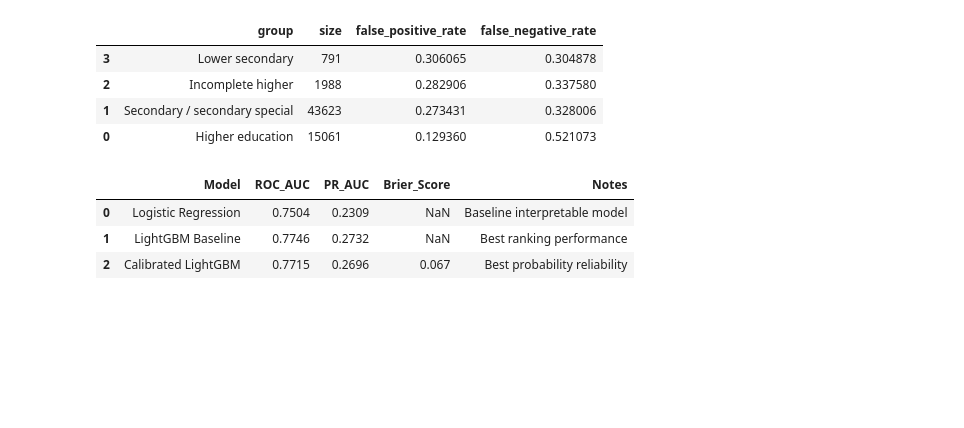
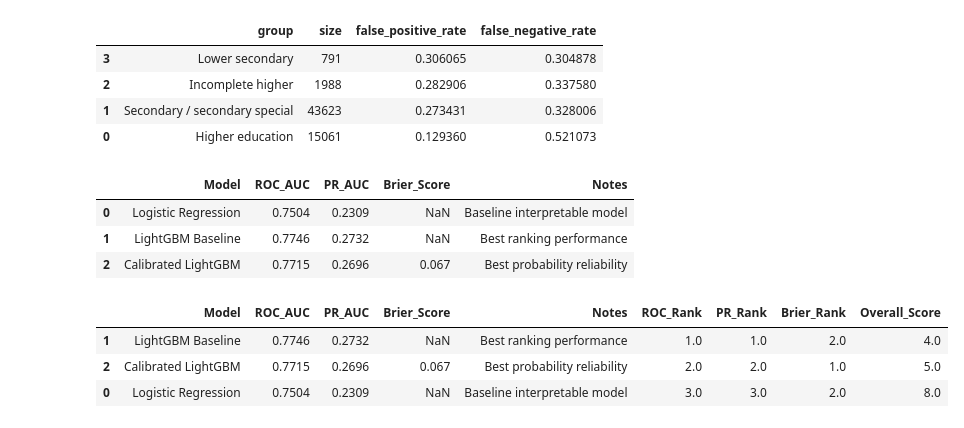
Before and after one commit to pegasus019/credit-risk-platform, a Jupyter notebook: 01_eda.ipynb, the cells around one changed output. Cells and saved outputs as stored; diff of their text form; code cells hidden in the pictures; blank space fills up the shorter version.

```diff
--- a/01_eda.ipynb
+++ b/01_eda.ipynb
@@ -1472,3 +1472,27 @@ champion_comparison
 | 0 | Logistic Regression | 0.7504 | 0.2309 | NaN | Baseline interpretable model |
 | 1 | LightGBM Baseline | 0.7746 | 0.2732 | NaN | Best ranking performance |
 | 2 | Calibrated LightGBM | 0.7715 | 0.2696 | 0.067 | Best probability reliability |
+# %%
+champion_comparison["ROC_Rank"] = champion_comparison["ROC_AUC"].rank(ascending=False)
+champion_comparison["PR_Rank"] = champion_comparison["PR_AUC"].rank(ascending=False)
+
+# Fill missing Brier scores with worst rank
+champion_comparison["Brier_Rank"] = champion_comparison["Brier_Score"].rank(ascending=True)
+champion_comparison["Brier_Rank"] = champion_comparison["Brier_Rank"].fillna(
+    champion_comparison["Brier_Rank"].max() + 1
+)
+
+champion_comparison["Overall_Score"] = (
+    champion_comparison["ROC_Rank"] +
+    champion_comparison["PR_Rank"] +
+    champion_comparison["Brier_Rank"]
+)
+
+champion_comparison = champion_comparison.sort_values("Overall_Score")
+
+champion_comparison
+# %% [output]
+|  | Model | ROC_AUC | PR_AUC | Brier_Score | Notes | ROC_Rank | PR_Rank | Brier_Rank | Overall_Score |
+| 1 | LightGBM Baseline | 0.7746 | 0.2732 | NaN | Best ranking performance | 1.0 | 1.0 | 2.0 | 4.0 |
+| 2 | Calibrated LightGBM | 0.7715 | 0.2696 | 0.067 | Best probability reliability | 2.0 | 2.0 | 1.0 | 5.0 |
+| 0 | Logistic Regression | 0.7504 | 0.2309 | NaN | Baseline interpretable model | 3.0 | 3.0 | 2.0 | 8.0 |
```
